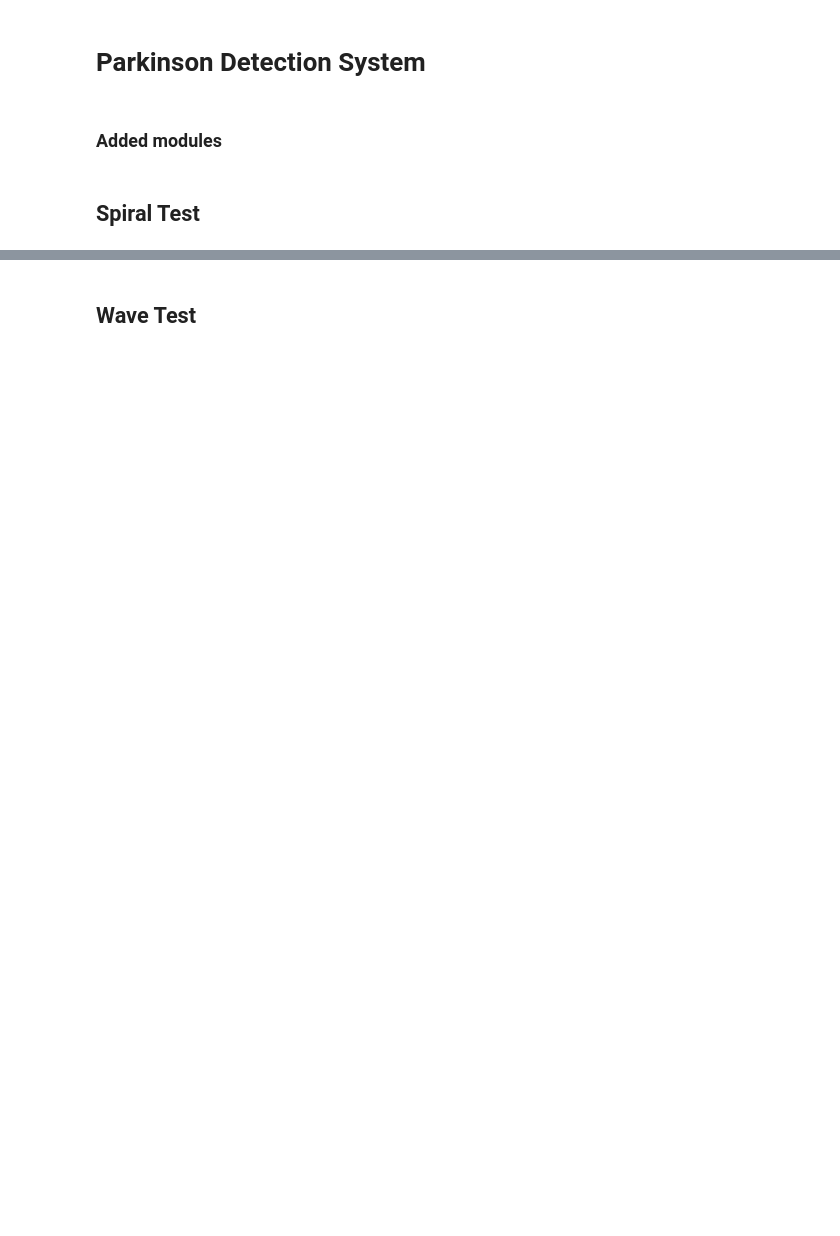
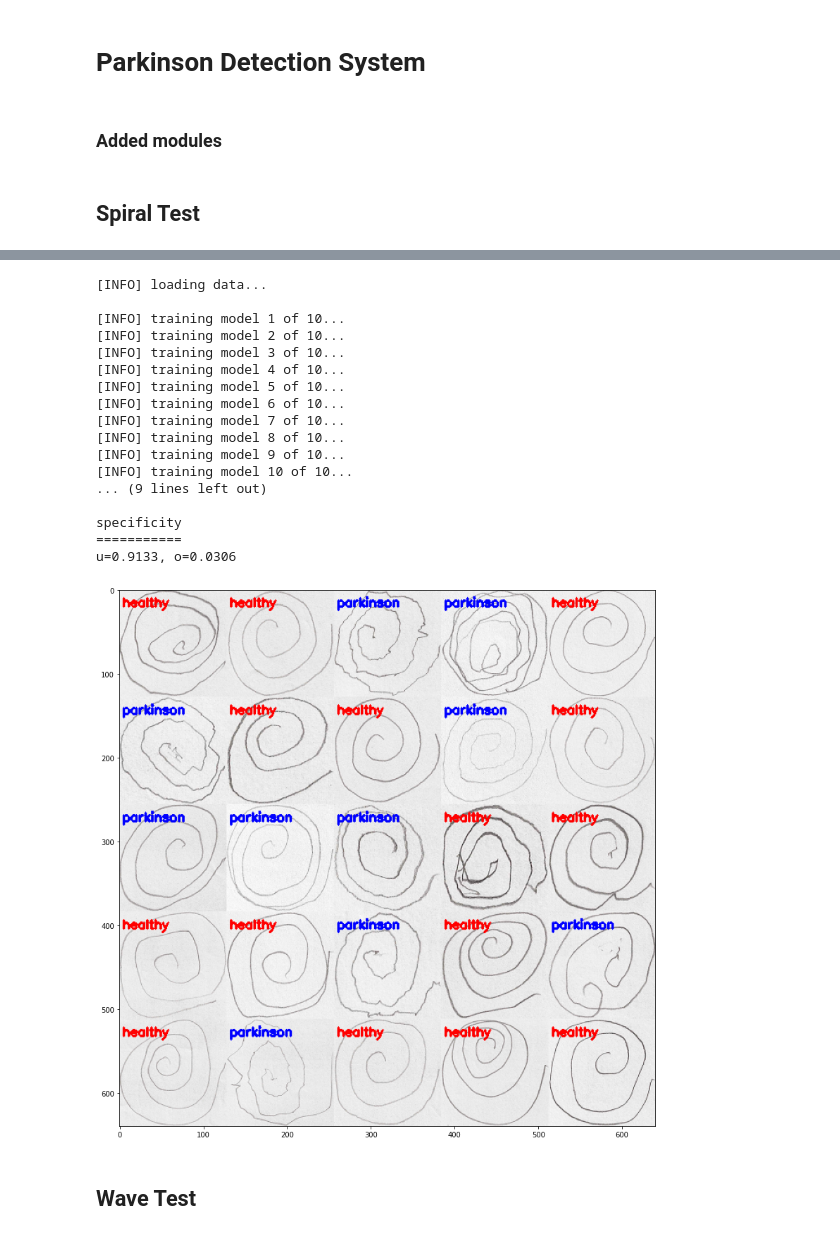
Before and after one commit to andrerclaudio/parkinson-prediction, a Jupyter notebook: parkinson-prediction.ipynb, the cells around one changed output, grey strips where cells are left out. Cells and saved outputs as stored; diff of their text form; code cells hidden in the pictures; blank space fills up the shorter version.

```diff
--- a/parkinson-prediction.ipynb
+++ b/parkinson-prediction.ipynb
@@ -16,33 +16,30 @@ from sklearn.preprocessing import LabelEncoder
 from matplotlib import pyplot as plt
 # %%
 %matplotlib inline
+
+# Global learning parameters
+n_trials = 10
+n_estimators = 100
 # %%
-class ApplicationParameters(object):
+def path_router(pattern):
+    """ Aplication parameter initialiser """
 
-    def __init__(self):
-        """ Aplication parameter initialiser """
+    # Store current working directory
+    path = os.path.abspath('')
 
-        # Model variable
-        self.model = None
+    # Append current directory to the python path
+    sys.path.append(path)
 
-        # Learning parameters
-        self.n_trials = 10
-        self.n_estimators=100
-
-        # Store current working directory
-        self.path = os.path.abspath('')
-
-        # Append current directory to the python path
-        sys.path.append(self.path)
-
-        # Define the path to the training and testing directories
-        # Spiral
-        self.spiral_training_path = self.path + '/dataset/spiral/training'
-        self.spiral_testing_path = self.path + '/dataset/spiral/testing'
-
+    # Define the path to the training and testing directories
+    if pattern == 'spiral':
+        spiral_training_path = path + '/dataset/spiral/training'
+        spiral_testing_path = path + '/dataset/spiral/testing'
+        return spiral_training_path, spiral_testing_path
+    else:
         # Wave
-        self.wave_training_path = self.path + '/dataset/wave/training'
-        self.wave_testing_path = self.path + '/dataset/wave/testing'
+        wave_training_path = path + '/dataset/wave/training'
+        wave_testing_path = path + '/dataset/wave/testing'
+        return wave_training_path, wave_testing_path
 # %%
 def quantify_image(image):
     # compute the histogram of oriented gradients feature vector for the input image
@@ -197,2 +177,23 @@ u=0.9267, o=0.0200
+# %%
+parkinson_predict('spiral')
+# %% [output]
+[INFO] loading data...
+
+[INFO] training model 1 of 10...
+[INFO] training model 2 of 10...
+[INFO] training model 3 of 10...
+[INFO] training model 4 of 10...
+[INFO] training model 5 of 10...
+[INFO] training model 6 of 10...
+[INFO] training model 7 of 10...
+[INFO] training model 8 of 10...
+[INFO] training model 9 of 10...
+[INFO] training model 10 of 10...
+... (9 lines left out)
+
+specificity
+===========
+u=0.9133, o=0.0306
+[figure, added]
 # %% [markdown]
 ## Wave Test
```
Also changed, not shown: parts of 4 cells of this notebook.
